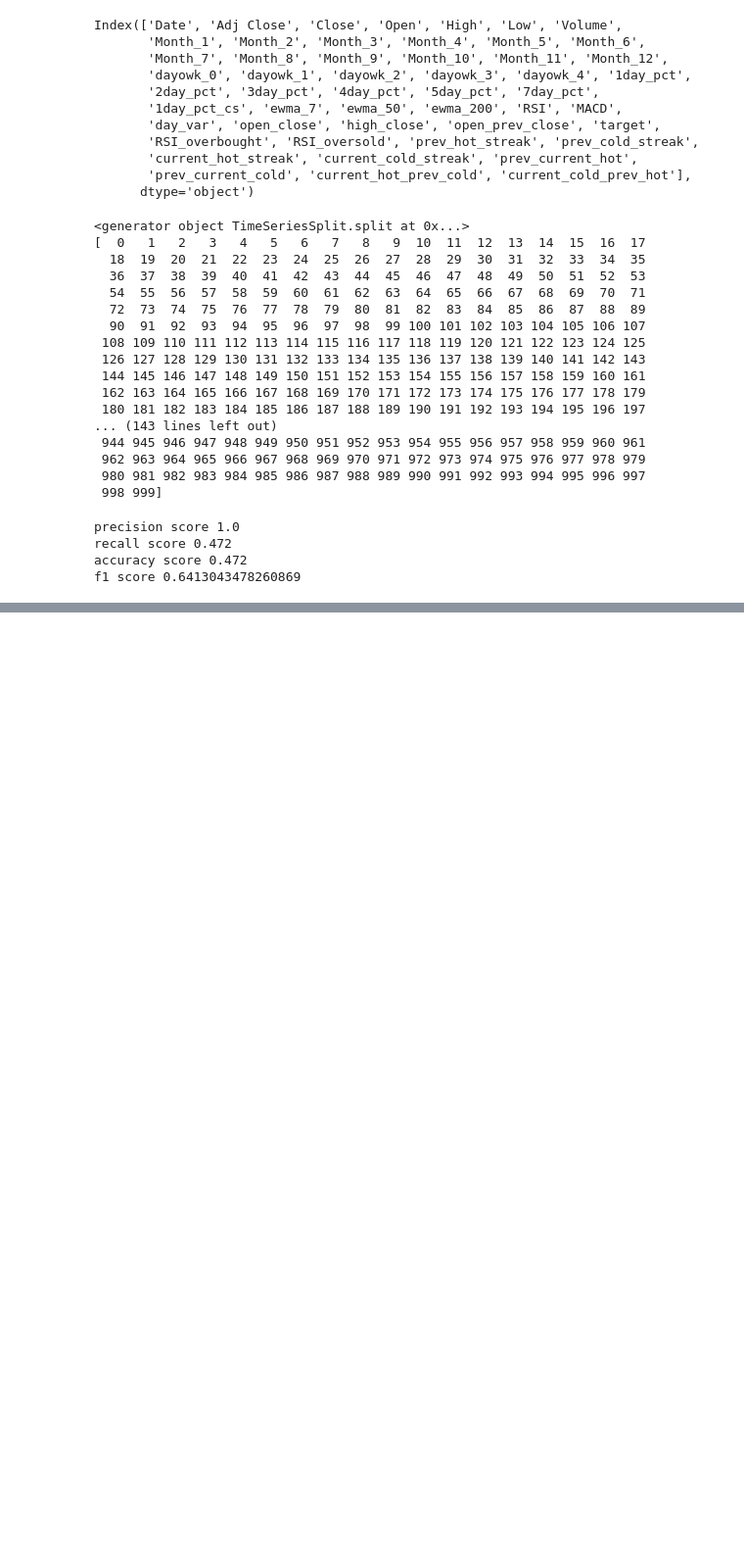
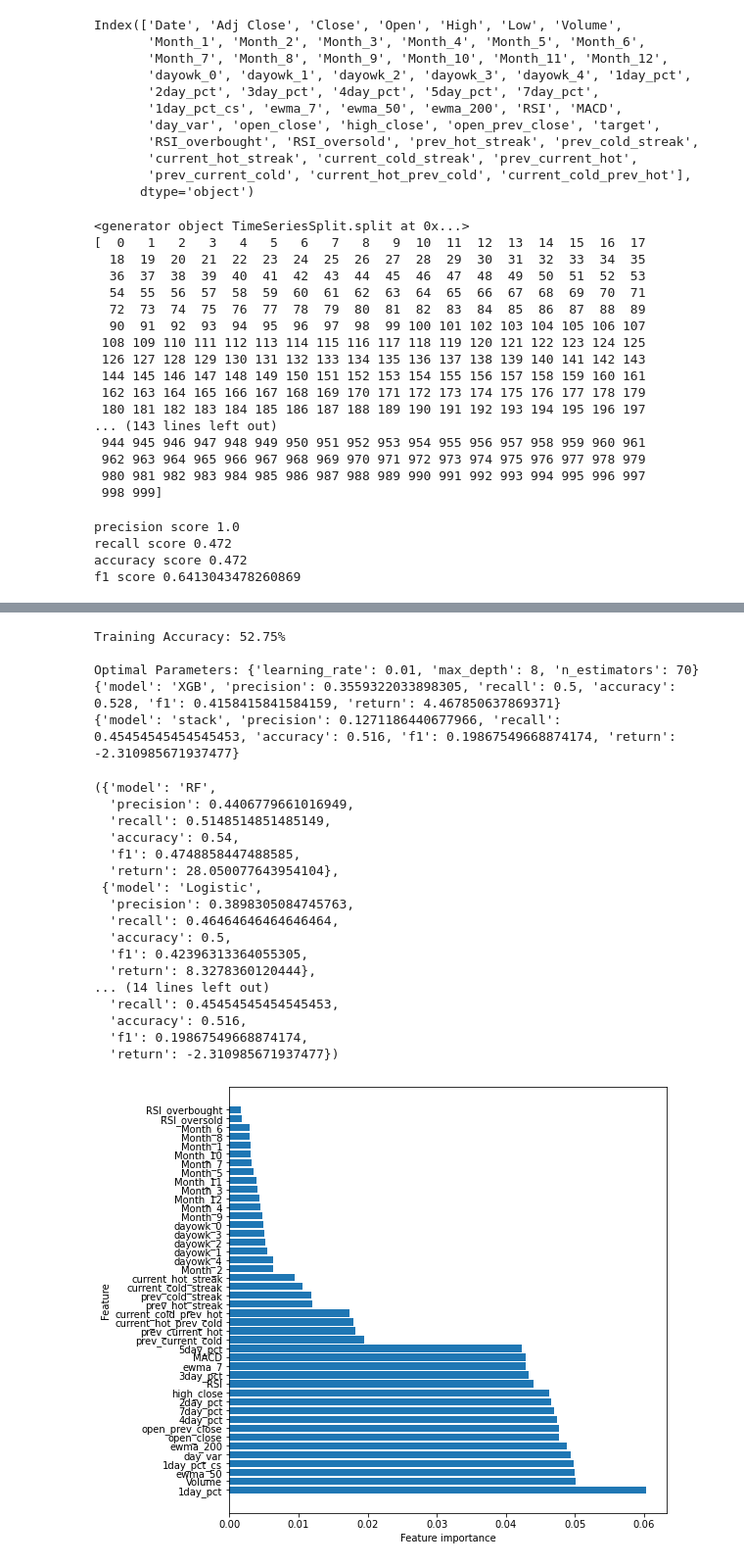
Before and after one commit to aghalsas/ETF_predictions, a Jupyter notebook: Classification Analysis.ipynb, the cells around one changed output, grey strips where cells are left out. Shown: that part at 98% size. Cells and saved outputs as stored; diff of their text form; code cells hidden in the pictures; blank space fills up the shorter version.

```diff
--- a/Classification Analysis.ipynb
+++ b/Classification Analysis.ipynb
@@ -634,0 +687,4 @@ plot_feature_importances(forest,n_features=50)
+# %%
+fname = os.path.join(os.path.abspath(os.getcwd()),'data','largecap','random.csv')
+daily_prediction_analysis(fname)
+# %% [output]
@@ -634,0 +715,23 @@ plot_feature_importances(forest,n_features=50)
+Training Accuracy: 52.75%
+
+Optimal Parameters: {'learning_rate': 0.01, 'max_depth': 8, 'n_estimators': 70}
+{'model': 'XGB', 'precision': 0.3559322033898305, 'recall': 0.5, 'accuracy': 0.528, 'f1': 0.4158415841584159, 'return': 4.467850637869371}
+{'model': 'stack', 'precision': 0.1271186440677966, 'recall': 0.45454545454545453, 'accuracy': 0.516, 'f1': 0.19867549668874174, 'return': -2.310985671937477}
+({'model': 'RF',
+  'precision': 0.4406779661016949,
+  'recall': 0.5148514851485149,
+  'accuracy': 0.54,
+  'f1': 0.4748858447488585,
+  'return': 28.050077643954104},
+ {'model': 'Logistic',
+  'precision': 0.3898305084745763,
+  'recall': 0.46464646464646464,
+  'accuracy': 0.5,
+  'f1': 0.42396313364055305,
+  'return': 8.3278360120444},
+... (14 lines left out)
+  'recall': 0.45454545454545453,
+  'accuracy': 0.516,
+  'f1': 0.19867549668874174,
+  'return': -2.310985671937477})
+[figure, added]
```
Also changed, not shown: parts of 25 cells of this notebook, 3 other files.
